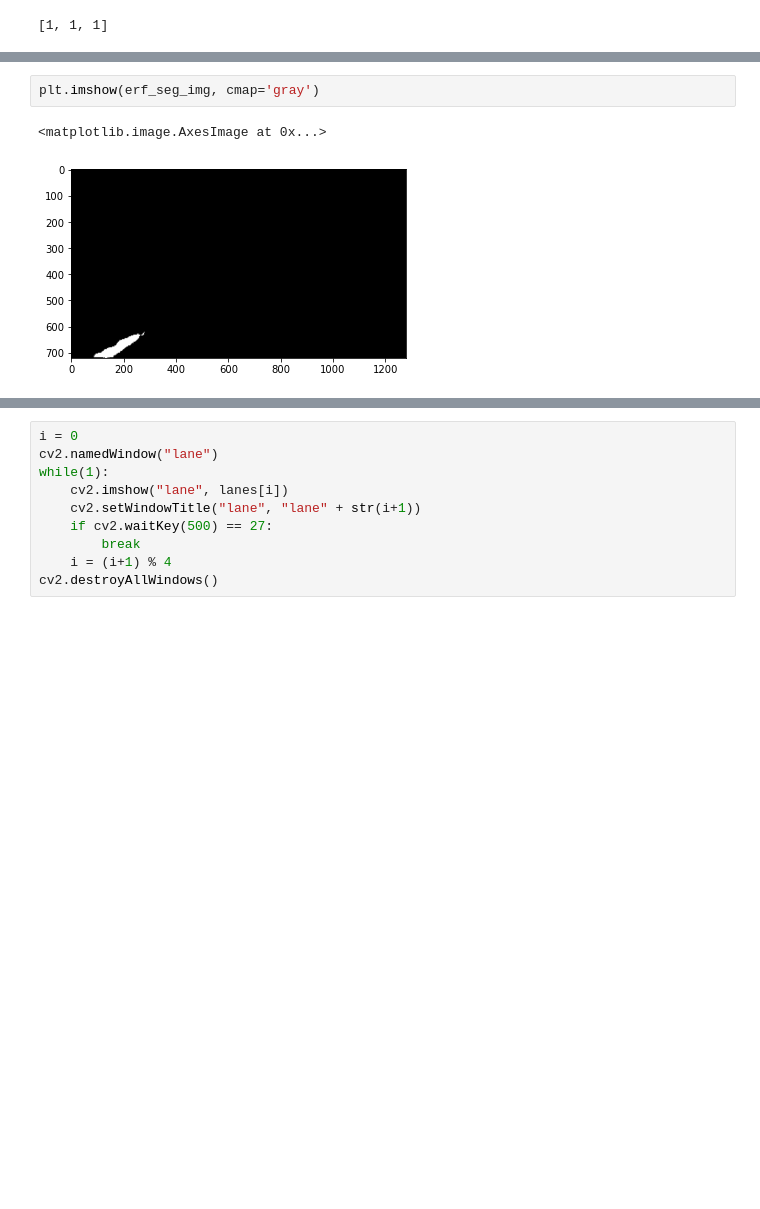
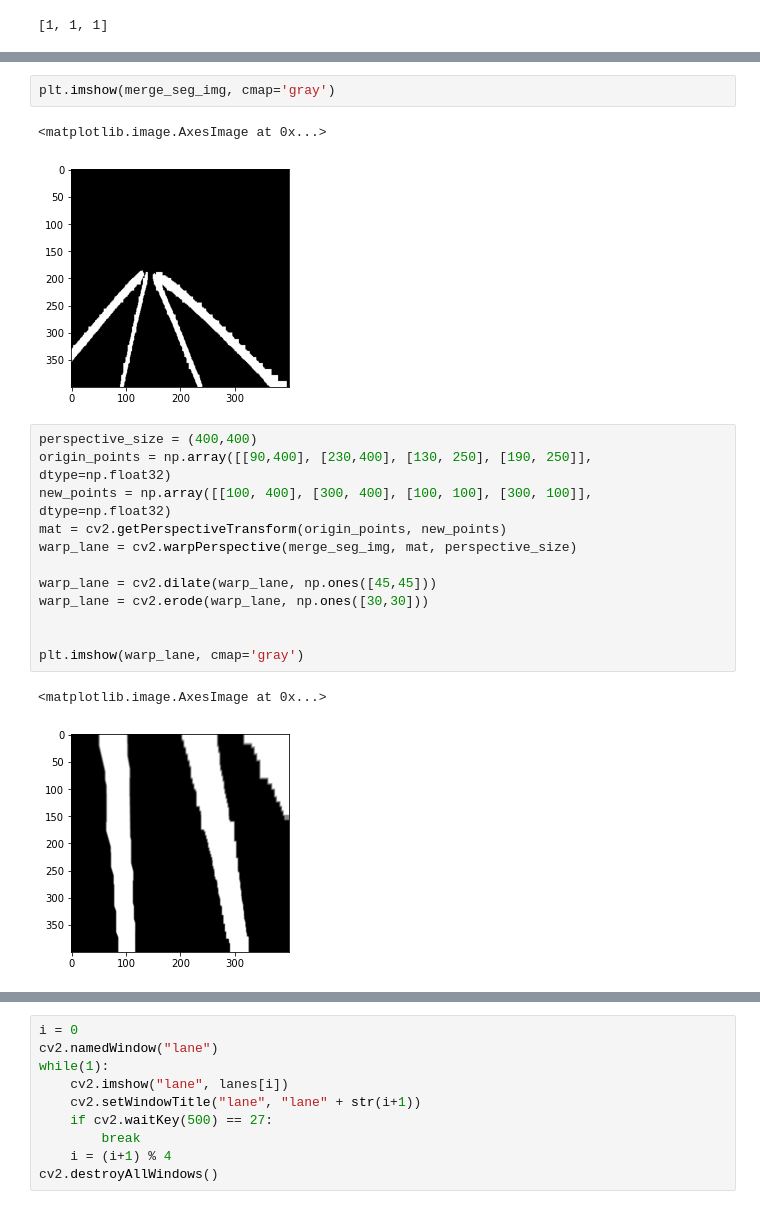
Before and after one commit to evopen/auto-ets2, a Jupyter notebook: scripts/lane_detector.ipynb, the cells around one changed output, grey strips where cells are left out. Cells and saved outputs as stored; diff of their text form; blank space fills up the shorter version.

```diff
--- a/scripts/lane_detector.ipynb
+++ b/scripts/lane_detector.ipynb
@@ -106,5 +108,20 @@ plt.imshow(blend)
 # %%
-plt.imshow(erf_seg_img, cmap='gray')
+plt.imshow(merge_seg_img, cmap='gray')
 # %% [output]
 <matplotlib.image.AxesImage at 0x...>
-[figure, old version]
+[figure, new version]
+# %%
+perspective_size = (400,400)
+origin_points = np.array([[90,400], [230,400], [130, 250], [190, 250]], dtype=np.float32)
+new_points = np.array([[100, 400], [300, 400], [100, 100], [300, 100]], dtype=np.float32)
+mat = cv2.getPerspectiveTransform(origin_points, new_points)
+warp_lane = cv2.warpPerspective(merge_seg_img, mat, perspective_size)
+
+warp_lane = cv2.dilate(warp_lane, np.ones([45,45]))
+warp_lane = cv2.erode(warp_lane, np.ones([30,30]))
+
+
+plt.imshow(warp_lane, cmap='gray')
+# %% [output]
+<matplotlib.image.AxesImage at 0x...>
+[figure, added]
```
Also changed, not shown: parts of 11 cells of this notebook, 29 other files.
